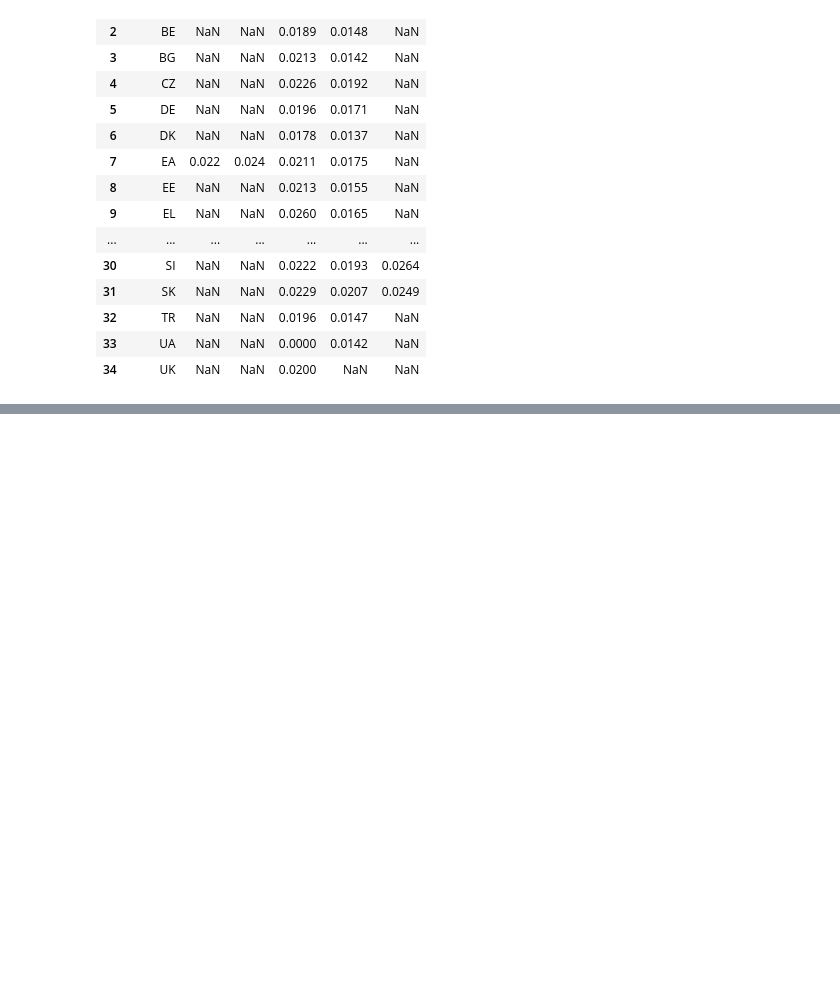
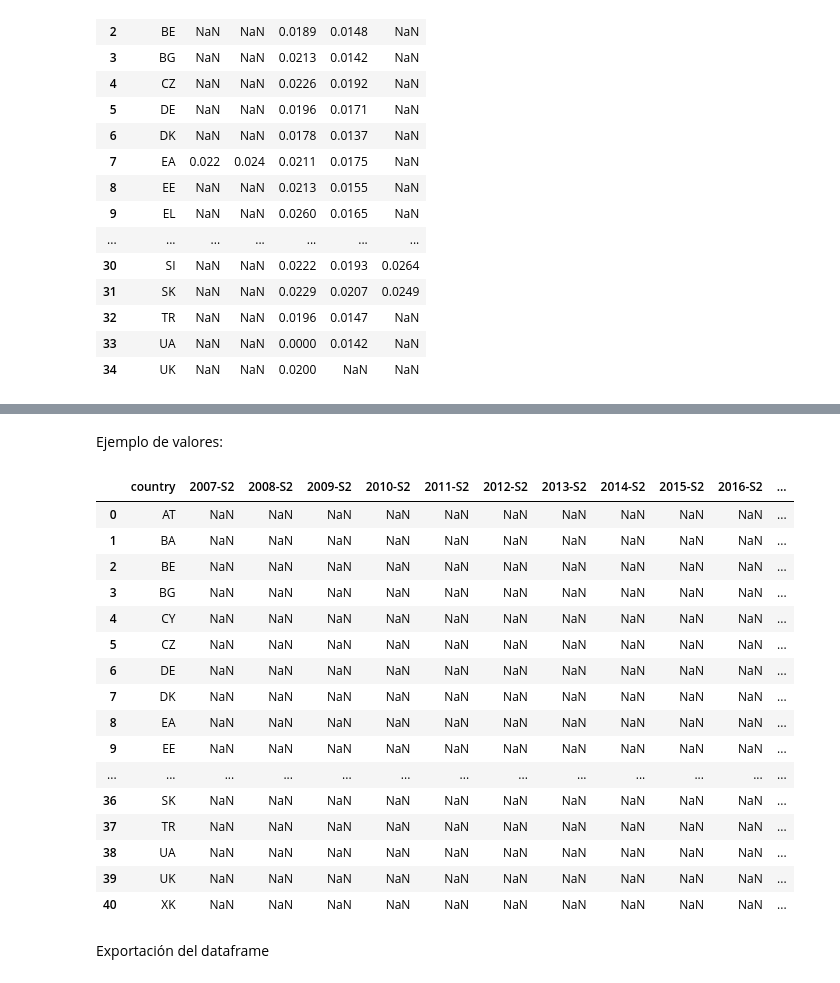
Before and after one commit to tipologia-datos-UOC-pract-jonas-miguel/pract-1, a Jupyter notebook: notebook/pract-1.ipynb, the cells around one changed output, grey strips where cells are left out. Drawn from its saved outputs; the diff is of its cells as text; code cells hidden in the pictures; blank space fills up the shorter version.

Commit message:
Export to dataset

```diff
--- a/notebook/pract-1.ipynb
+++ b/notebook/pract-1.ipynb
@@ -204,0 +292,5 @@ Clave de identificación de los datos: **`NRG_PC_204_C`**
+# %%
+data_electricity_prices_no_household_consumers = dataframe_by_key(
+    key    = 'NRG_PC_205_C',
+    filter = 'A,NRG_SUP,MWH_LT20,EUR'
+)
@@ -204,0 +319,24 @@ Clave de identificación de los datos: **`NRG_PC_204_C`**
+# %% [markdown]
+Ejemplo de valores:
+# %%
+data_electricity_prices_no_household_consumers
+# %% [output]
+|  | country | 2007-S2 | 2008-S2 | 2009-S2 | 2010-S2 | 2011-S2 | 2012-S2 | 2013-S2 | 2014-S2 | 2015-S2 | 2016-S2 | ... |
+| 0 | AT | NaN | NaN | NaN | NaN | NaN | NaN | NaN | NaN | NaN | NaN | ... |
+| 1 | BA | NaN | NaN | NaN | NaN | NaN | NaN | NaN | NaN | NaN | NaN | ... |
+| 2 | BE | NaN | NaN | NaN | NaN | NaN | NaN | NaN | NaN | NaN | NaN | ... |
+| 3 | BG | NaN | NaN | NaN | NaN | NaN | NaN | NaN | NaN | NaN | NaN | ... |
+| 4 | CY | NaN | NaN | NaN | NaN | NaN | NaN | NaN | NaN | NaN | NaN | ... |
+| 5 | CZ | NaN | NaN | NaN | NaN | NaN | NaN | NaN | NaN | NaN | NaN | ... |
+| 6 | DE | NaN | NaN | NaN | NaN | NaN | NaN | NaN | NaN | NaN | NaN | ... |
+| 7 | DK | NaN | NaN | NaN | NaN | NaN | NaN | NaN | NaN | NaN | NaN | ... |
+| 8 | EA | NaN | NaN | NaN | NaN | NaN | NaN | NaN | NaN | NaN | NaN | ... |
+| 9 | EE | NaN | NaN | NaN | NaN | NaN | NaN | NaN | NaN | NaN | NaN | ... |
+| ... | ... | ... | ... | ... | ... | ... | ... | ... | ... | ... | ... | ... |
+| 36 | SK | NaN | NaN | NaN | NaN | NaN | NaN | NaN | NaN | NaN | NaN | ... |
+| 37 | TR | NaN | NaN | NaN | NaN | NaN | NaN | NaN | NaN | NaN | NaN | ... |
+| 38 | UA | NaN | NaN | NaN | NaN | NaN | NaN | NaN | NaN | NaN | NaN | ... |
+| 39 | UK | NaN | NaN | NaN | NaN | NaN | NaN | NaN | NaN | NaN | NaN | ... |
+| 40 | XK | NaN | NaN | NaN | NaN | NaN | NaN | NaN | NaN | NaN | NaN | ... |
+# %% [markdown]
+Exportación del dataframe
```
Also changed, not shown: parts of 27 cells of this notebook, 5 other files.
